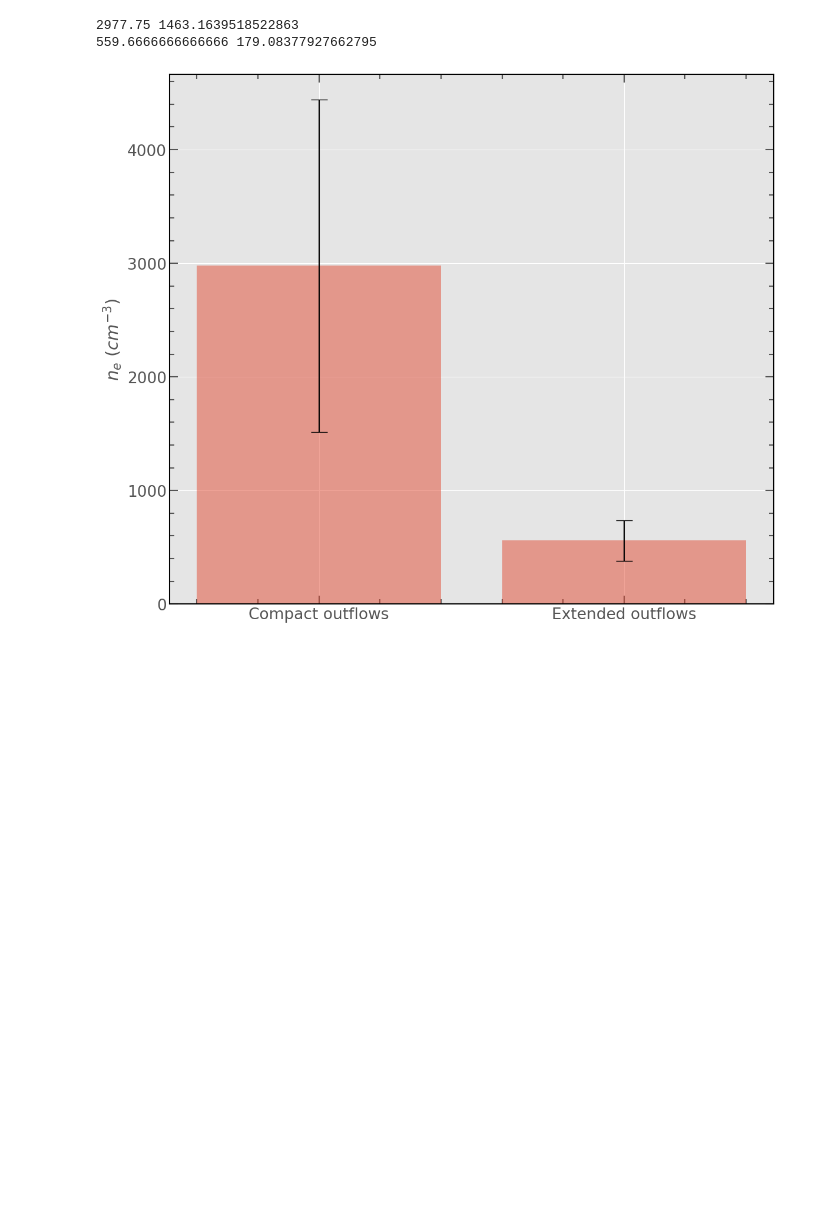
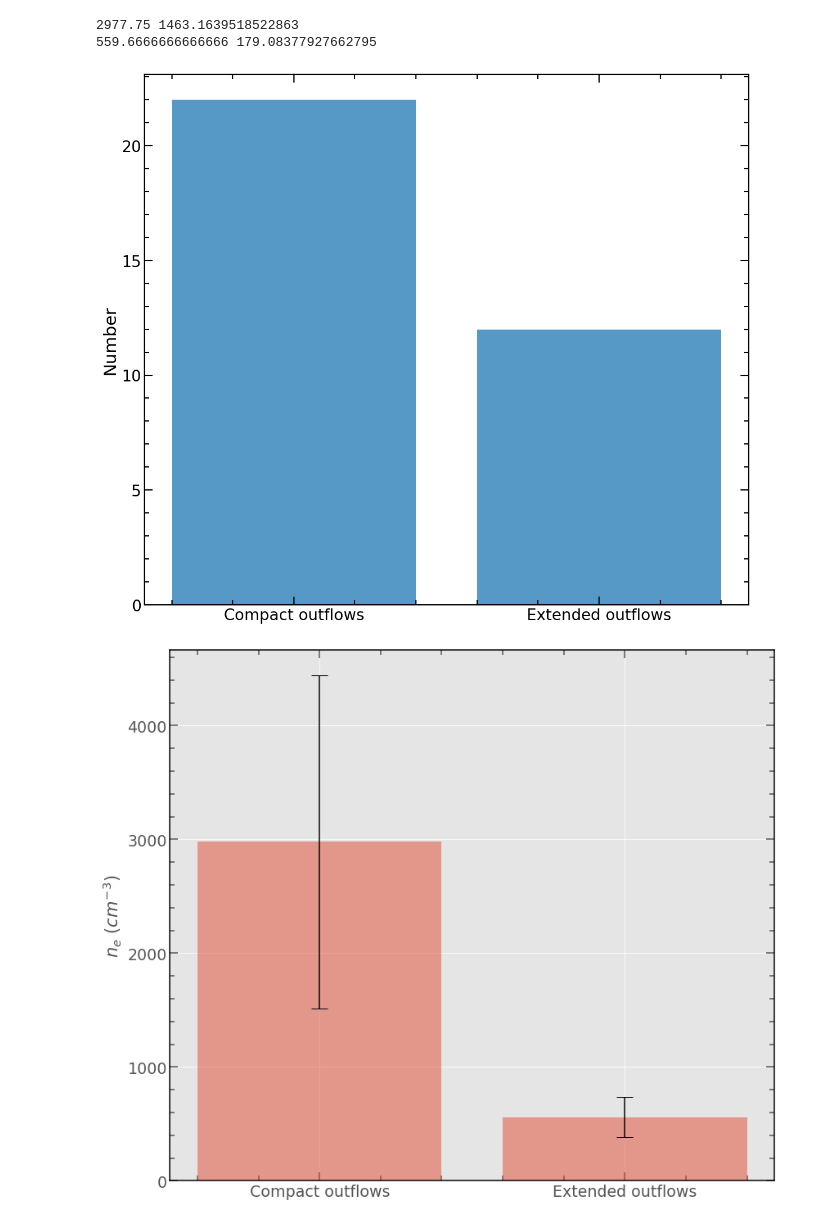
Before and after one commit to astrmainak/mainaksingha1, a Jupyter notebook: Result Plots Paper 1.ipynb, the cells around one changed output. Saved outputs shown, nothing was run; the diff lists cells and outputs as text; code cells hidden in the pictures; blank space fills up the shorter version.

```diff
--- a/Result Plots Paper 1.ipynb
+++ b/Result Plots Paper 1.ipynb
@@ -425,6 +448,37 @@ r_extended = np.array([193,422,202])
 r_extended_err = np.array([19.3,42.2,20.2])
 r = np.append(r_compact,r_extended)
 r_err = np.append(r_compact_err,r_extended_err)
+# %%
+number = [22,12]
+#n_e_err = [n_e_compact_err_avg,n_e_extended_err_avg]
+labels = [r'Compact outflows', r'Extended outflows']
+x_pos = np.arange(len(labels))
+# %%
+plt.style.use('default')
+plt.rcParams['axes.linewidth'] = 1.5
+plt.rcParams['axes.edgecolor'] = 'k'
+csfont = {'fontname':'Times New Roman'}
+
+fig = plt.figure(figsize=(12,10))
+
+ax1 = fig.add_axes([0.105, 0.07, 0.855, 0.9]) # main axes
+ax1.bar(x_pos,number,align='center',
+       alpha=0.75,
+       ecolor='black',
+       capsize=10)
+#ax1.fill_between(r, n_e - n_e_err, n_e + n_e_err,color='gray', alpha=0.2),
+ax1.set_xticks(x_pos)
+ax1.set_xticklabels(labels)
+ax1.set_ylabel(r'Number', fontsize=21)
+#ax1.set_xlim(100,10000)
+ax1.tick_params(axis='both',which='both',direction='in',width=1.5,labelsize=19)
+ax1.tick_params(axis='both',which='major',direction='in',width=1.5,bottom=True,left=True,right=True,top=True,length=10)
+ax1.tick_params(axis='both',which='minor',direction='in',width=1.5,bottom=True,left=True,right=True,top=True,length=6)
+ax1.minorticks_on()
+#ax1.legend(facecolor='white', framealpha=1, fontsize=19, loc='upper right')
+fig.savefig('/home/rickeythecat/Downloads/Outflow_paper1/outflow_characterization_bar_plot.png',overwrite=True)
+# %% [output]
+[figure, added]
 # %%
 plt.rcParams['axes.linewidth'] = 1.5
 plt.rcParams['axes.edgecolor'] = 'k'
```
Also changed, not shown: parts of 7 cells of this notebook.
